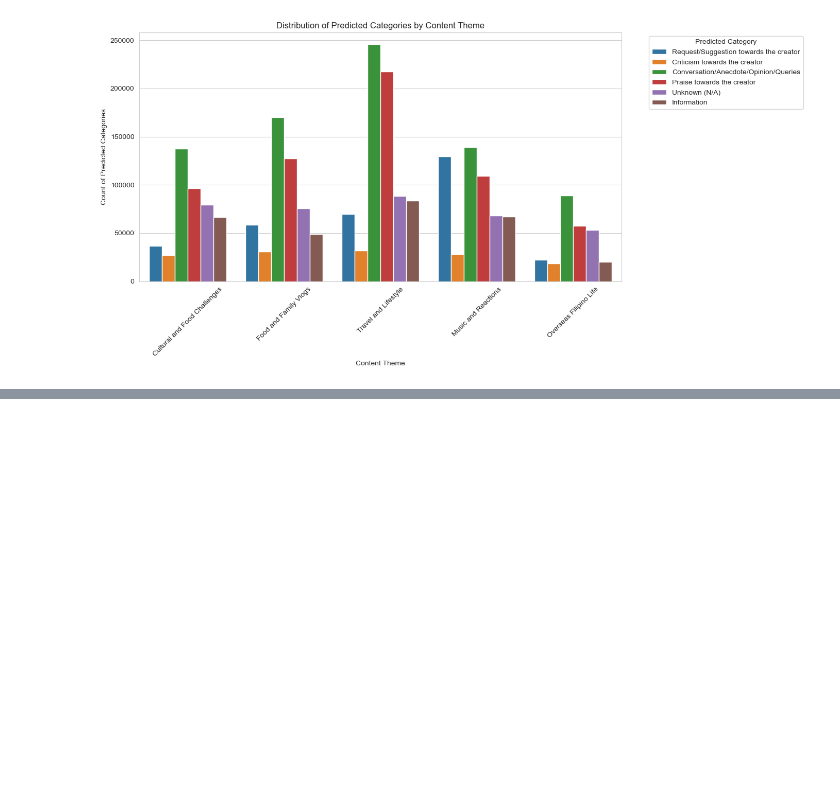
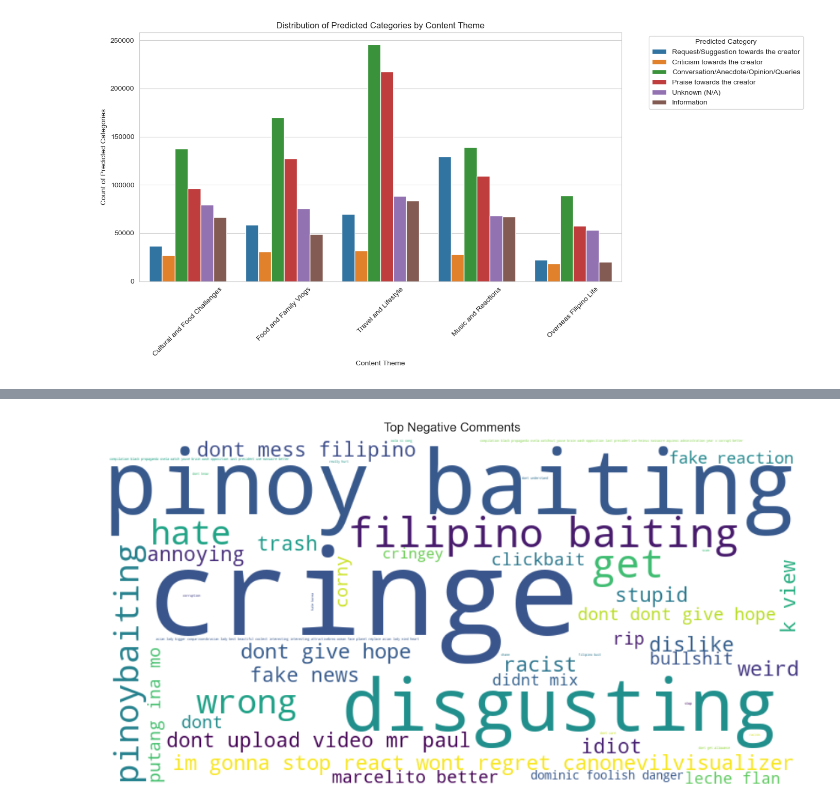
Before and after one commit to jaiiraaaaaa/thesis_EDA, a Jupyter notebook: Thesis_EDA.ipynb, the cells around one changed output, grey strips where cells are left out. Drawn from its saved outputs; the diff is of its cells as text; code cells hidden in the pictures; blank space fills up the shorter version.

```diff
--- a/Thesis_EDA.ipynb
+++ b/Thesis_EDA.ipynb
@@ -560,0 +622,23 @@ plt.show()
+# %%
+from wordcloud import WordCloud
+import matplotlib.pyplot as plt
+
+# Get the top negative comments
+top_negative_comments = negative_comments_df['clean_comment'].value_counts().nlargest(50)
+
+# Create a dictionary of comments and their frequencies
+comment_freq = {}
+for comment, freq in top_negative_comments.items():
+    comment_freq[comment] = freq
+
+# Generate a word cloud
+wordcloud = WordCloud(width=800, height=400, background_color='white').generate_from_frequencies(comment_freq)
+
+# Plot the word cloud
+plt.figure(figsize=(12, 8))
+plt.imshow(wordcloud, interpolation='bilinear')
+plt.title('Top Negative Comments')
+plt.axis('off')
+plt.show()
+# %% [output]
+[figure, added]
```
Also changed, not shown: parts of 29 cells of this notebook.
